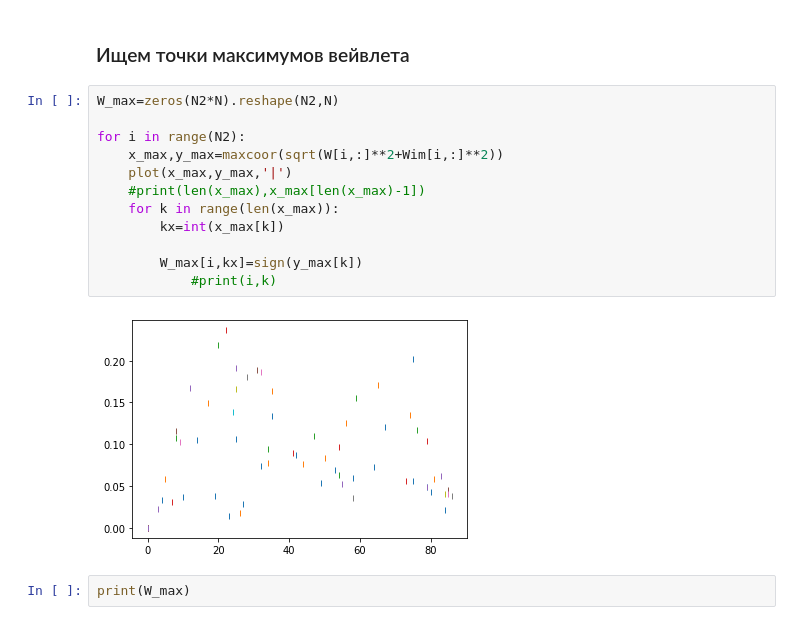
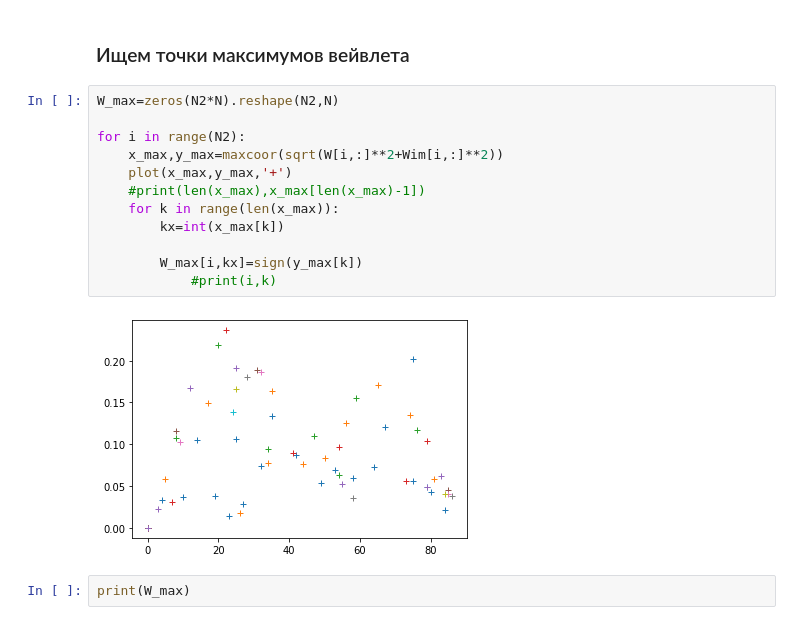
Before and after one commit to Bessarabf/recipePY, a Jupyter notebook: Wavelet/Wavelet_2009-Sceleton.ipynb, the cells around one changed output. Drawn from its saved outputs; the diff is of its cells as text.

```diff
--- a/Wavelet/Wavelet_2009-Sceleton.ipynb
+++ b/Wavelet/Wavelet_2009-Sceleton.ipynb
@@ -134,17 +134,17 @@ colorbar()
 # %%
 W_max=zeros(N2*N).reshape(N2,N)
 
 for i in range(N2):
     x_max,y_max=maxcoor(sqrt(W[i,:]**2+Wim[i,:]**2))
-    plot(x_max,y_max,'|')
+    plot(x_max,y_max,'+')
     #print(len(x_max),x_max[len(x_max)-1])
     for k in range(len(x_max)):
         kx=int(x_max[k])
 
         W_max[i,kx]=sign(y_max[k])
             #print(i,k)
 # %% [output]
-[figure, old version]
+[figure, new version]
 # %%
 print(W_max)
 # %% [output]
```
Also changed, not shown: parts of 2 cells of this notebook, 1 other file.
